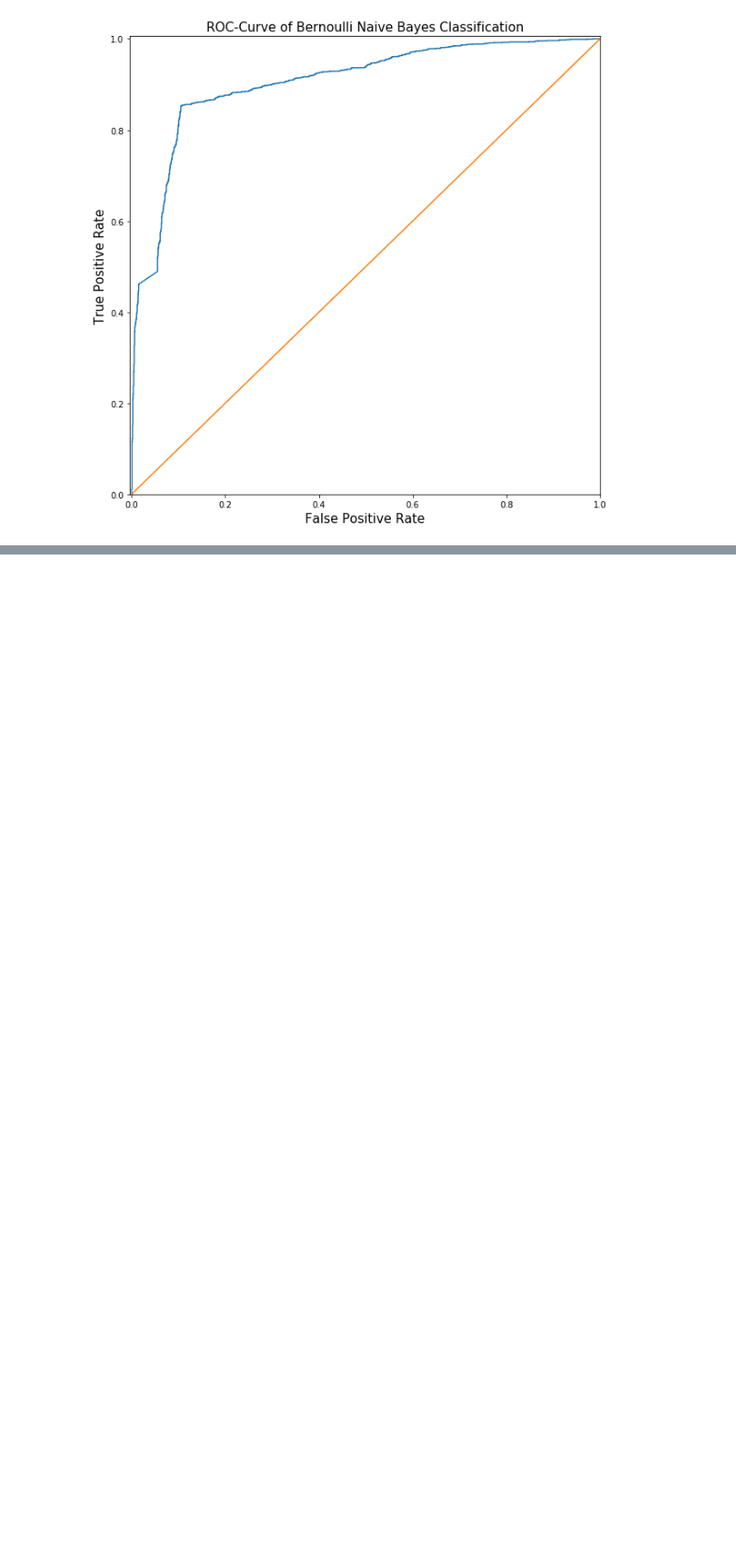
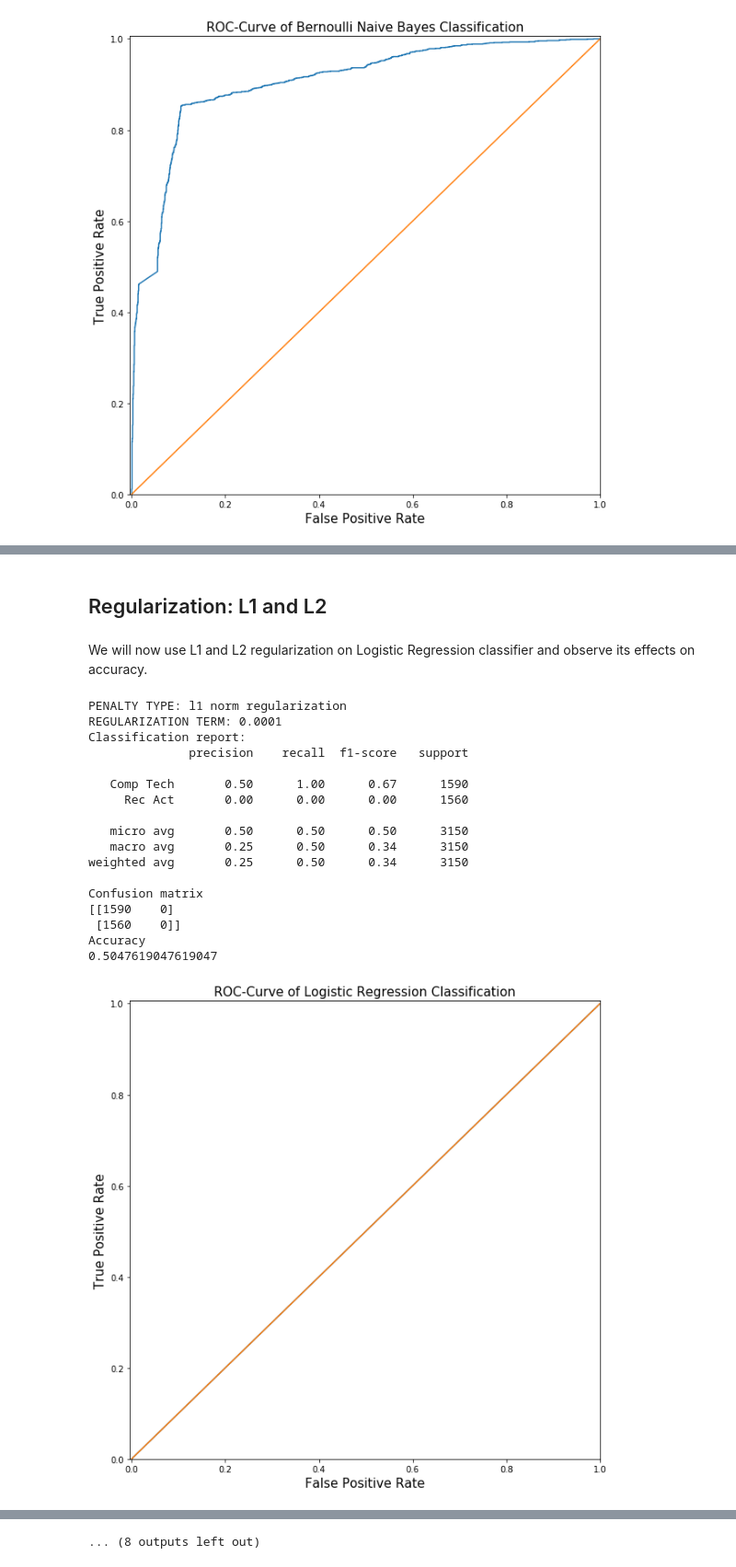
Before and after one commit to dkedar7/Classification-on-textual-data, a Jupyter notebook: Part_4.ipynb, the cells around one changed output, grey strips where cells are left out. Shown at 92% size. Drawn from its saved outputs; the diff is of its cells as text; code cells hidden in the pictures; blank space fills up the shorter version.

```diff
--- a/Part_4.ipynb
+++ b/Part_4.ipynb
@@ -319,0 +371,2 @@ plt.show()
+# %%
+predict_probability_LR = classifier_LR.predict_proba(LSI_test_SVD[:])[:,1]
@@ -319,0 +453,69 @@ plt.show()
+# %% [markdown]
+ ## Regularization: L1 and L2
+# %% [markdown]
+We will now use L1 and L2 regularization on Logistic Regression classifier and observe its effects on accuracy.
+# %%
+def accuracy_regularization(regularization,penalization):
+    classifier_LR=LogisticRegression(C=regularization,penalty=penalization)
+    classifier_LR.fit(LSI_train_SVD,classification_train)
+
+    predicted_class_LR = classifier_LR.predict(LSI_test_SVD)
+    actual_class_LR = classification_test
+    predict_probability_LR = classifier_LR.predict_proba(LSI_test_SVD[:])[:,1]
+
+    #Only print details of these regularization terms
+    if regularization >=0.0001 and regularization <=1:
+        line1='REGULARIZATION TERM: ' + str(regularization)
+        line2='PENALTY TYPE: ' + penalization +' norm regularization'
+        print(line2)
+        print(line1)
+
+        print('Classification report:')
+        print(metrics.classification_report(actual_class_LR, predicted_class_LR, target_names = ["Comp Tech", "Rec Act"]))
+
+        print('Confusion matrix')
+        print(metrics.confusion_matrix(actual_class_LR, predicted_class_LR))
+
+        print('Accuracy')
+        print(np.mean(actual_class_LR == predicted_class_LR))
+
+        fpr,tpr,threshold=roc_curve(actual_class_LR,predict_probability_LR)
+        plt.figure(figsize=(10,10))
+        plt.plot(fpr,tpr)
+        plt.plot([0,1],[0,1])
+        plt.ylabel('True Positive Rate',fontsize=15)
+        plt.xlabel('False Positive Rate',fontsize=15)
+        plt.title('ROC-Curve of Logistic Regression Classification',fontsize=15)
+        plt.axis([-0.004,1,0,1.006])
+        plt.show()
+        print('\n\n')
+
+    return np.mean(actual_class_LR==predicted_class_LR)
+
+#Now, writing the code block for analysing the effect of varying the norm and the regularization parameter
+accuracy_l1=[]
+accuracy_l2=[]
+
+#Varying the parameters
+for i in range(-6,7):
+    accuracy_l1.append(accuracy_regularization(pow(10,i),'l1'))
+    accuracy_l2.append(accuracy_regularization(pow(10,i),'l2'))
+# %% [output]
+PENALTY TYPE: l1 norm regularization
+REGULARIZATION TERM: 0.0001
+Classification report:
+              precision    recall  f1-score   support
+
+   Comp Tech       0.50      1.00      0.67      1590
+     Rec Act       0.00      0.00      0.00      1560
+
+   micro avg       0.50      0.50      0.50      3150
+   macro avg       0.25      0.50      0.34      3150
+weighted avg       0.25      0.50      0.34      3150
+
+Confusion matrix
+[[1590    0]
+ [1560    0]]
+Accuracy
+0.5047619047619047
+[figure, added]
@@ -319,0 +612 @@ plt.show()
+... (8 outputs left out)
```
Also changed, not shown: parts of 34 cells of this notebook.
